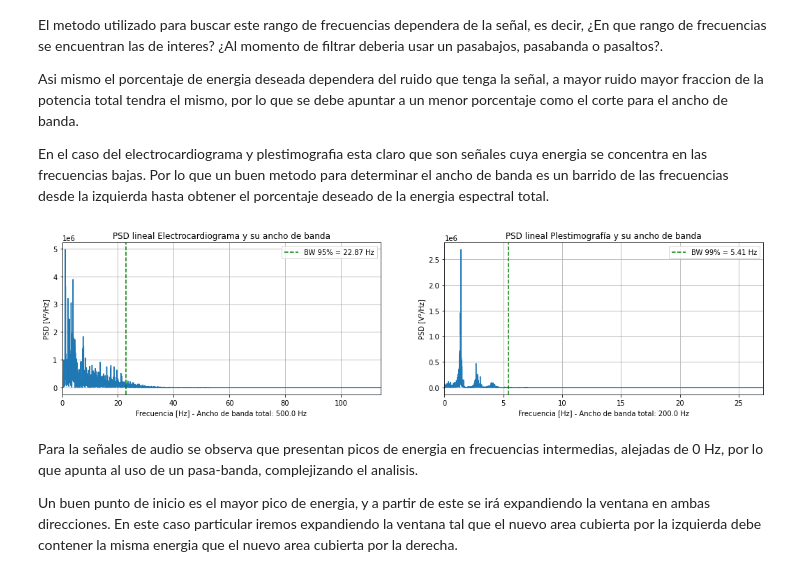
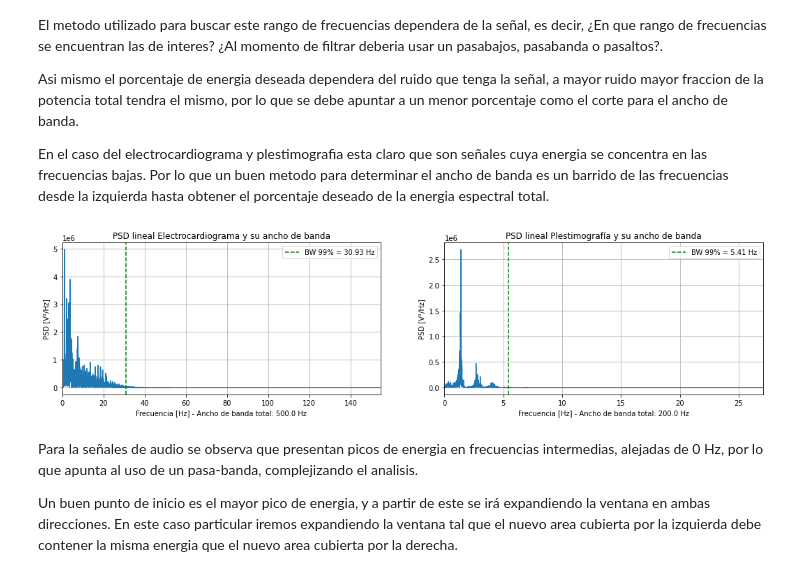
Before and after one commit to mnoe893/PDS_UTNBA_2025, a Jupyter notebook: TS7_estim_ancho_de_banda.ipynb, the cells around one changed output. Drawn from its saved outputs; the diff is of its cells as text; code cells hidden in the pictures.

```diff
--- a/TS7_estim_ancho_de_banda.ipynb
+++ b/TS7_estim_ancho_de_banda.ipynb
@@ -112,36 +112,36 @@ En el caso del electrocardiograma y plestimografia esta claro que son señales c
 def obtener_bw_pasabajos(psd,ff,porcentaje):
     pot_bw = 0; pot_tot = 0
     bw = 1; bw_anterior = 0 # en posiciones de arr
     df = ff[1] - ff[0]
     pot_tot = np.sum(psd)
     bw_tot = len(psd)
     # Nota: la potencia real deberia estar mutiplicada por df
     while pot_bw < (pot_tot * porcentaje) and bw < bw_tot:
         pot_bw += np.sum(psd[bw_anterior:bw])
         bw_anterior = bw
         bw += 1  # avanza df Hz
 
     return bw*df
 
-bw_ecg = obtener_bw_pasabajos(psd_ecg,ff_ecg,0.95)
+bw_ecg = obtener_bw_pasabajos(psd_ecg,ff_ecg,0.99)
 bw_ppg = obtener_bw_pasabajos(psd_ppg,ff_ppg,0.99)
 
 ### GRAFICOS ###
 
 plt.figure(figsize=(18, 4))
 plt.subplot(1,2,1); plt.plot(ff_ecg, psd_ecg); plt.xlim(0, bw_ecg*5)
-plt.axvline(x=bw_ecg, color='green', linestyle='--', label=f'BW 95% = {bw_ecg:.2f} Hz')
+plt.axvline(x=bw_ecg, color='green', linestyle='--', label=f'BW 99% = {bw_ecg:.2f} Hz')
 plt.title("PSD lineal Electrocardiograma y su ancho de banda")
 plt.xlabel(f"Frecuencia [Hz] - Ancho de banda total: {np.round(ff_ecg[-1])} Hz"); plt.ylabel("PSD [V²/Hz]"); plt.grid(True); plt.legend()
 
 plt.subplot(1,2,2); plt.plot(ff_ppg, psd_ppg); plt.xlim(0, bw_ppg*5)
 plt.axvline(x=bw_ppg, color='green', linestyle='--', label=f'BW 99% = {bw_ppg:.2f} Hz')
 plt.title("PSD lineal Plestimografía y su ancho de banda")
 plt.xlabel(f"Frecuencia [Hz] - Ancho de banda total: {np.round(ff_ppg[-1])} Hz"); plt.ylabel("PSD [V²/Hz]"); plt.grid(True); plt.legend()
 
 plt.show()
 # %% [output]
-[figure, old version]
+[figure, new version]
 # %% [markdown]
 Para la señales de audio se observa que presentan picos de energia en frecuencias intermedias, alejadas de 0 Hz, por lo que apunta al uso de un pasa-banda, complejizando el analisis.
 
```
Also changed, not shown: parts of 4 cells of this notebook.
